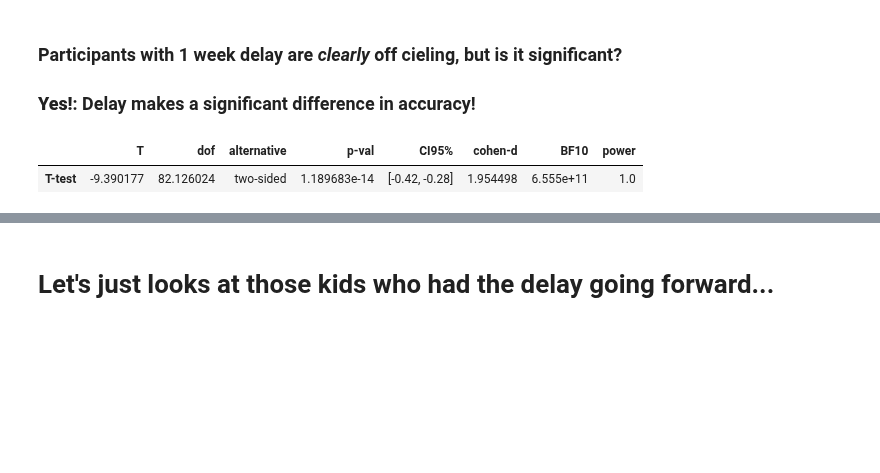
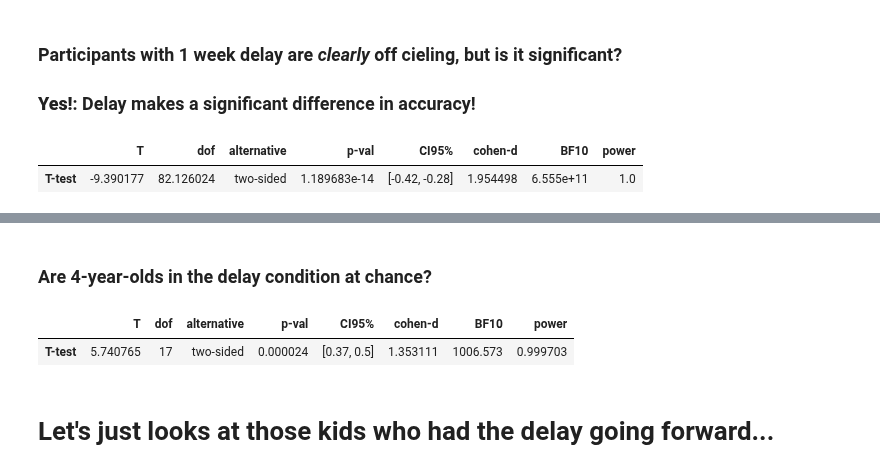
Before and after one commit to samsydco/PSPC, a Jupyter notebook: Results_PS.ipynb, the cells around one changed output, grey strips where cells are left out. Drawn from its saved outputs; the diff is of its cells as text; code cells hidden in the pictures; blank space fills up the shorter version.

```diff
--- a/Results_PS.ipynb
+++ b/Results_PS.ipynb
@@ -95,3 +117,11 @@ ttest(stackeddf[stackeddf['Delay']==True]['Target'],stackeddf[stackeddf['Delay']
+# %% [markdown]
+### Are 4-year-olds in the delay condition at chance?
+# %%
+tmpdf = stackeddf[stackeddf['Age'].between(4, 5)]
+ttest(tmpdf[tmpdf['Delay']==True]['Target'],0.25)
+# %% [output]
+|  | T | dof | alternative | p-val | CI95% | cohen-d | BF10 | power |
+| T-test | 5.740765 | 17 | two-sided | 0.000024 | [0.37, 0.5] | 1.353111 | 1006.573 | 0.999703 |
 # %% [markdown]
 # Let's just looks at those kids who had the delay going forward...
 # %%
```
Also changed, not shown: parts of 9 cells of this notebook.
